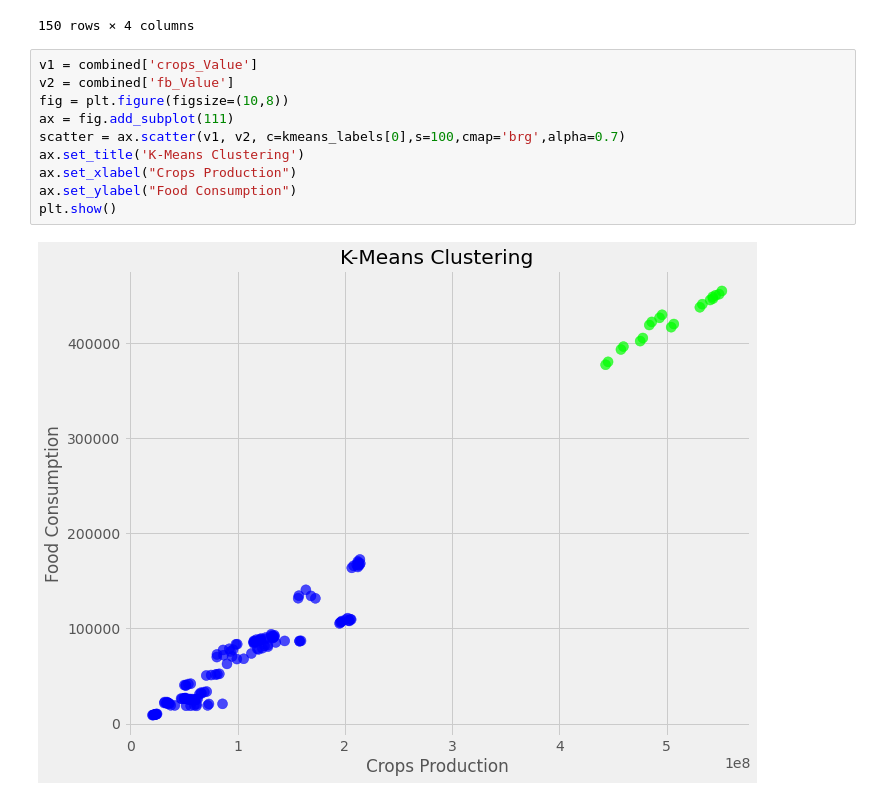
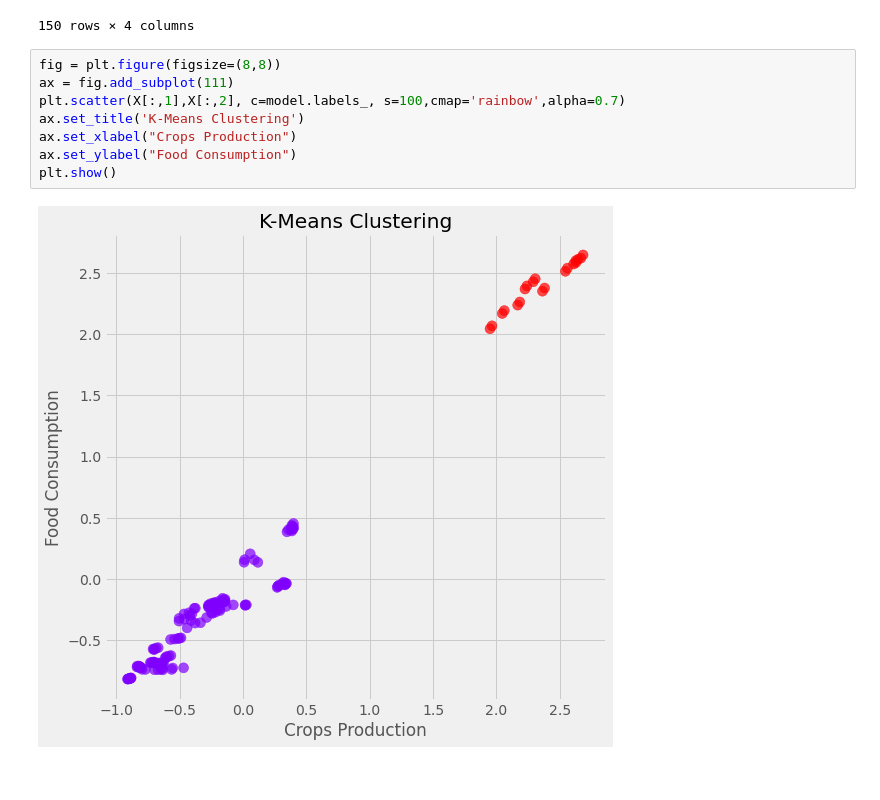
Before and after one commit to minxuan1509/IDS-FAO-Analysis, a Jupyter notebook: IDS FAO.ipynb, the cells around one changed output. Drawn from its saved outputs; the diff is of its cells as text.

```diff
--- a/IDS FAO.ipynb
+++ b/IDS FAO.ipynb
@@ -1121,15 +1112,13 @@ combined
 | 149 | 7 | 51286540.0 | 26526.0 | 0 |
 150 rows × 4 columns
 # %%
-v1 = combined['crops_Value']
-v2 = combined['fb_Value']
-fig = plt.figure(figsize=(10,8))
+fig = plt.figure(figsize=(8,8))
 ax = fig.add_subplot(111)
-scatter = ax.scatter(v1, v2, c=kmeans_labels[0],s=100,cmap='brg',alpha=0.7)
+plt.scatter(X[:,1],X[:,2], c=model.labels_, s=100,cmap='rainbow',alpha=0.7)
 ax.set_title('K-Means Clustering')
 ax.set_xlabel("Crops Production")
 ax.set_ylabel("Food Consumption")
 plt.show()
 # %% [output]
-[figure, old version]
+[figure, new version]
 # %%
```
Also changed, not shown: parts of 14 cells of this notebook.
